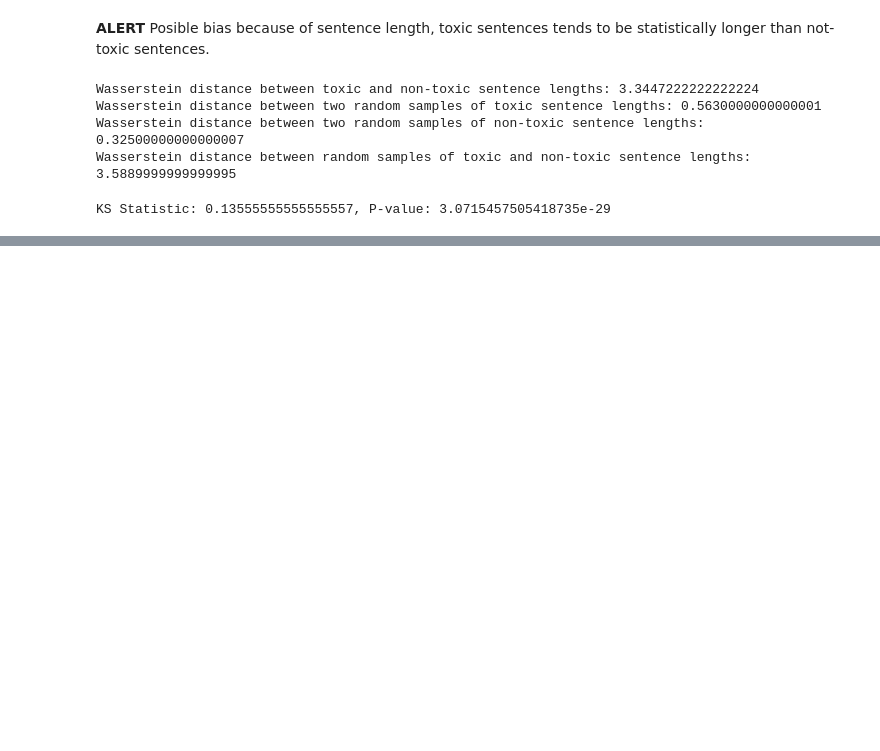
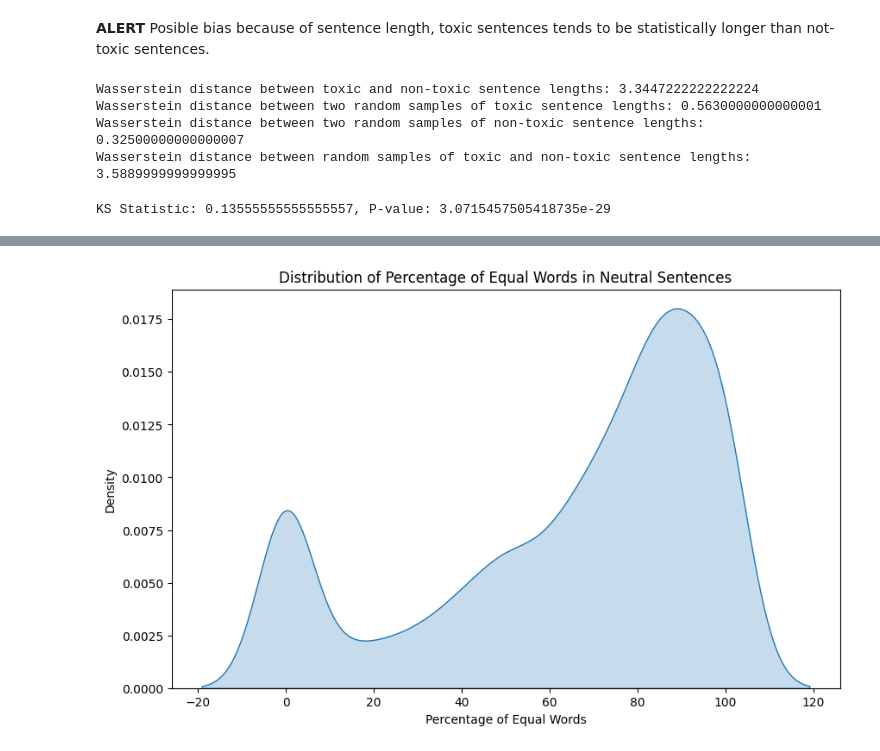
Before and after one commit to Mariogarber/PLN-Project, a Jupyter notebook: explore.ipynb, the cells around one changed output, grey strips where cells are left out. Drawn from its saved outputs; the diff is of its cells as text; code cells hidden in the pictures; blank space fills up the shorter version.

```diff
--- a/explore.ipynb
+++ b/explore.ipynb
@@ -189,3 +189,15 @@ ks_statistic, p_value = ks_2samp(toxic_lengths, non_toxic_lengths, alternative='
 print(f"KS Statistic: {ks_statistic}, P-value: {p_value}")
 # %% [output]
 KS Statistic: 0.13555555555555557, P-value: 3.0715457505418735e-29
+# %%
+def percent_equal_words(row):
+    toxic_words = set(str(row['toxic_sentence']).split())
+    neutral_words = str(row['neutral_sentence']).split()
+    if not neutral_words:
+        return 0.0
+    equal_count = sum(1 for word in neutral_words if word in toxic_words)
+    return equal_count / len(neutral_words) * 100
+
+dataset.data['percent_equal_words'] = dataset.data.apply(percent_equal_words, axis=1)
+
+dataset.data
@@ -191,0 +218,12 @@ KS Statistic: 0.13555555555555557, P-value: 3.0715457505418735e-29
+# %%
+import matplotlib.pyplot as plt
+import seaborn as sns
+
+plt.figure(figsize=(10, 6))
+sns.kdeplot(data=dataset.data, x='percent_equal_words', fill=True)
+plt.title('Distribution of Percentage of Equal Words in Neutral Sentences')
+plt.xlabel('Percentage of Equal Words')
+plt.ylabel('Density')
+plt.show()
+# %% [output]
+[figure, added]
```
Also changed, not shown: parts of 2 cells of this notebook, 5 other files.
